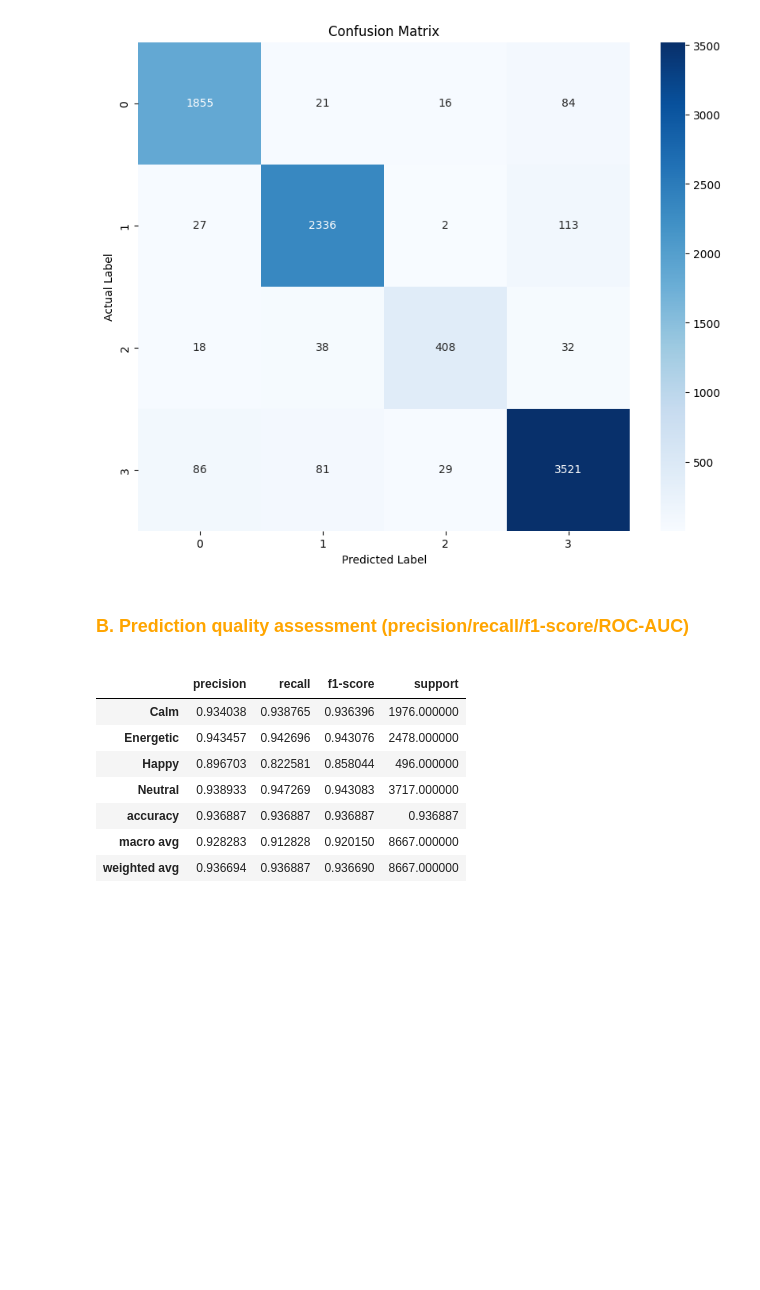
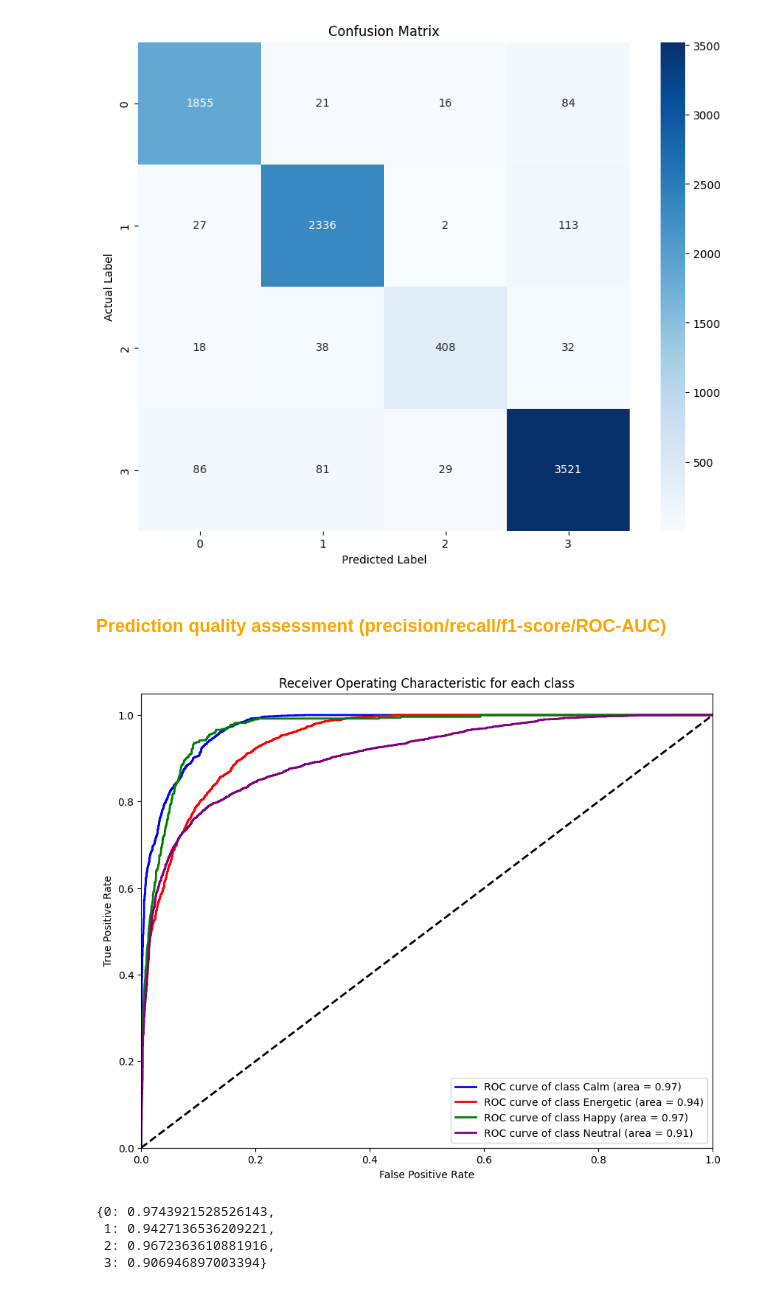
Before and after one commit to a13xe/ML_RotaryMachineDefects, a Jupyter notebook: 2.3.training_SVM.ipynb, the cells around one changed output. Cells and saved outputs as stored; diff of their text form; code cells hidden in the pictures; blank space fills up the shorter version.

```diff
--- a/2.3.training_SVM.ipynb
+++ b/2.3.training_SVM.ipynb
@@ -99,24 +99,63 @@ plt.show()
 # %% [markdown]
 <font color='orange'>
 
-### B. Prediction quality assessment (precision/recall/f1-score/ROC-AUC)
+### Prediction quality assessment (precision/recall/f1-score/ROC-AUC)
 
 </font>
-# %%
-from sklearn.metrics import classification_report
-
-# Calculate precision, recall, and f1-score
-class_report = classification_report(y_test, y_pred, output_dict=True)
-
-# Convert to a dataframe for easier visualization
-class_report_df = pd.DataFrame(class_report).transpose()
-class_report_df
-# %% [output]
-|  | precision | recall | f1-score | support |
-| Calm | 0.934038 | 0.938765 | 0.936396 | 1976.000000 |
-| Energetic | 0.943457 | 0.942696 | 0.943076 | 2478.000000 |
-| Happy | 0.896703 | 0.822581 | 0.858044 | 496.000000 |
-| Neutral | 0.938933 | 0.947269 | 0.943083 | 3717.000000 |
-| accuracy | 0.936887 | 0.936887 | 0.936887 | 0.936887 |
-| macro avg | 0.928283 | 0.912828 | 0.920150 | 8667.000000 |
-| weighted avg | 0.936694 | 0.936887 | 0.936690 | 8667.000000 |
+# %%
+import numpy as np
+from sklearn.multiclass import OneVsRestClassifier
+from sklearn.linear_model import LogisticRegression
+from sklearn.metrics import roc_auc_score, roc_curve, auc, classification_report
+import matplotlib.pyplot as plt
+from sklearn.preprocessing import StandardScaler
+
+# Feature scaling
+scaler = StandardScaler()
+X_train_scaled = scaler.fit_transform(X_train)
+X_test_scaled = scaler.transform(X_test)
+
+# Binarize the y_train and y_test for multi-class ROC AUC calculation
+y_train_binarized = label_binarize(y_train, classes=np.unique(y))
+y_test_binarized = label_binarize(y_test, classes=np.unique(y))
+
+# Train a OneVsRestClassifier for Logistic Regression to compute ROC AUC
+logreg_ovr = OneVsRestClassifier(LogisticRegression(max_iter=1000, random_state=42))
+logreg_ovr.fit(X_train_scaled, y_train_binarized)
+
+# Compute ROC AUC Score
+roc_auc_ovr = dict()
+fpr = dict()
+tpr = dict()
+thresholds = dict()
+
+for i in range(y_test_binarized.shape[1]):
+    fpr[i], tpr[i], thresholds[i] = roc_curve(y_test_binarized[:, i], logreg_ovr.predict_proba(X_test_scaled)[:, i])
+    roc_auc_ovr[i] = auc(fpr[i], tpr[i])
+
+# Plot ROC curve for each class
+plt.figure(figsize=(10, 8))
+
+# Colors for different classes
+colors = ['blue', 'red', 'green', 'purple']
+
+for i, color in zip(range(y_test_binarized.shape[1]), colors):
+    plt.plot(fpr[i], tpr[i], color=color, lw=2,
+             label='ROC curve of class {0} (area = {1:0.2f})'.format(np.unique(y)[i], roc_auc_ovr[i]))
+
+plt.plot([0, 1], [0, 1], 'k--', lw=2)
+plt.xlim([0.0, 1.0])
+plt.ylim([0.0, 1.05])
+plt.xlabel('False Positive Rate')
+plt.ylabel('True Positive Rate')
+plt.title('Receiver Operating Characteristic for each class')
+plt.legend(loc="lower right")
+plt.show()
+
+roc_auc_ovr
+# %% [output]
+[figure, added]
+{0: 0.9743921528526143,
+ 1: 0.9427136536209221,
+ 2: 0.9672363610881916,
+ 3: 0.906946897003394}
```
Also changed, not shown: parts of 1 cell of this notebook, 2 other files.
